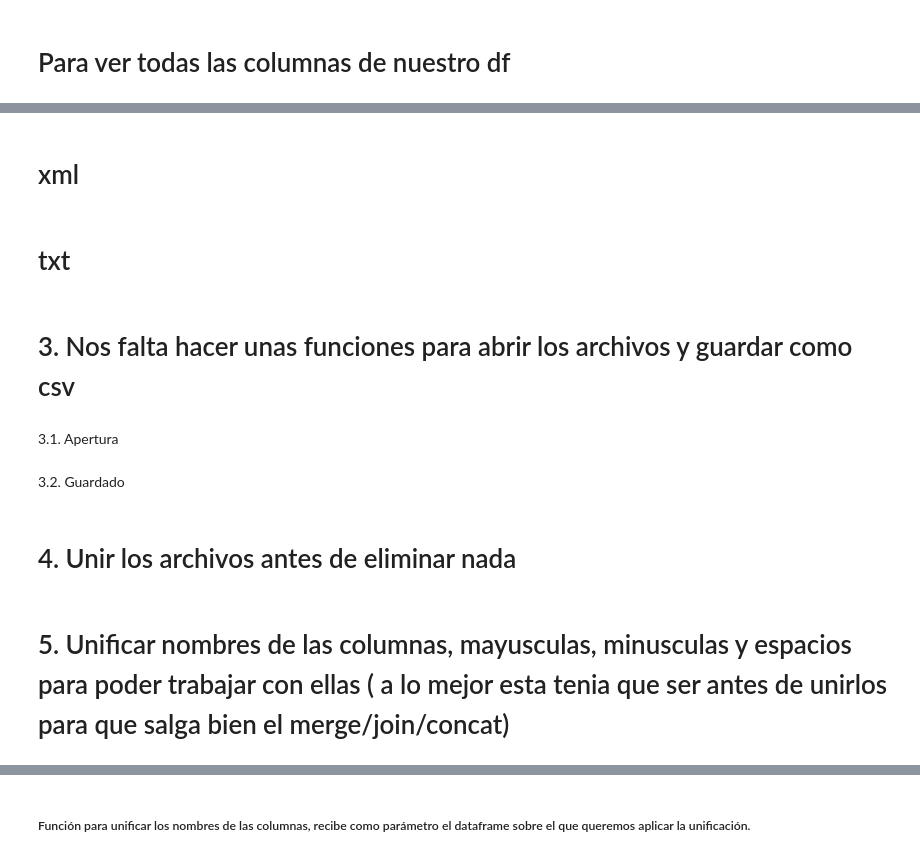
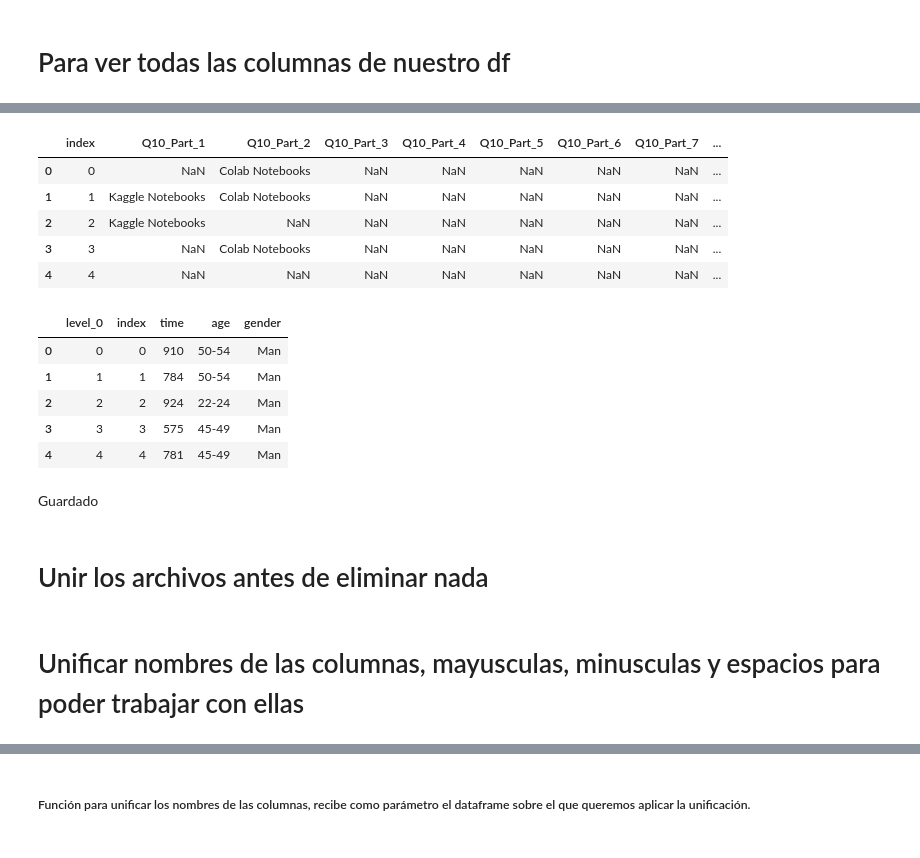
Before and after one commit to Adalab/project2-da-promo-c-modulo-2-team4, a Jupyter notebook: 00-review.ipynb, the cells around one changed output, grey strips where cells are left out. Drawn from its saved outputs; the diff is of its cells as text; code cells hidden in the pictures.

```diff
--- a/00-review.ipynb
+++ b/00-review.ipynb
@@ -27,3 +15,0 @@ df_csv.head(2)
-# %%
-df_db= pd.read_csv("01-exported_db_data.csv" )
-df_db.head(2)
@@ -44 +35,6 @@ df_txt.head(2)
+# %%
+def apertura_db (nombre_archivo):
+    ruta = 'data-originales/' + nombre_archivo
+    df_db = pd.read_csv(ruta)
+    return df_db
 # %%
@@ -48,4 +55,9 @@ df_csv.to_csv("02-data_remaning_kaggle.csv")
 # %%
-df_db.to_csv("02-exported_db_data.csv")
+df_db = apertura_db('00-original-exported_db_data.csv')
+# %% [output]
+|  | index | Q10_Part_1 | Q10_Part_2 | Q10_Part_3 | Q10_Part_4 | Q10_Part_5 | Q10_Part_6 | Q10_Part_7 | ... |
+| 0 | 0 | NaN | Colab Notebooks | NaN | NaN | NaN | NaN | NaN | ... |
+| 1 | 1 | Kaggle Notebooks | Colab Notebooks | NaN | NaN | NaN | NaN | NaN | ... |
+| 2 | 2 | Kaggle Notebooks | NaN | NaN | NaN | NaN | NaN | NaN | ... |
+| 3 | 3 | NaN | Colab Notebooks | NaN | NaN | NaN | NaN | NaN | ... |
+| 4 | 4 | NaN | NaN | NaN | NaN | NaN | NaN | NaN | ... |
-# %% [markdown]
-# xml
@@ -54,2 +63,0 @@ df_xml.to_csv("02-data_xml_clean.csv")
-# %% [markdown]
-# txt
@@ -58,4 +63,0 @@ df_txt.to_csv("02-data_txt_clean.csv")
-# %% [markdown]
-# 3. Nos falta hacer  unas funciones para abrir los archivos y guardar como csv
-# %% [markdown]
-3.1. Apertura
@@ -79,10 +64,19 @@ def apertura_xml (nombre_archivo):
-# %% [markdown]
-3.2. Guardado
+# %%
+df_xml = apertura_xml('00-original-data_xml_clean.xml')
+# %% [output]
+|  | level_0 | index | time | age | gender |
+| 0 | 0 | 0 | 910 | 50-54 | Man |
+| 1 | 1 | 1 | 784 | 50-54 | Man |
+| 2 | 2 | 2 | 924 | 22-24 | Man |
+| 3 | 3 | 3 | 575 | 45-49 | Man |
+| 4 | 4 | 4 | 781 | 45-49 | Man |
+# %% [markdown]
+Guardado
 # %%
 def guardar (nombre_archivo,nombre_guardado):
     return nombre_archivo.to_csv(nombre_guardado)
 # %% [markdown]
-# 4. Unir los archivos antes de eliminar nada
+# Unir los archivos antes de eliminar nada
 # %%
 def union(df_txt,df_xml,df_db,df_csv):#db,kagle, txt. xml
     df_txt.set_index("index", inplace =True)
@@ -100,7 +94,7 @@ df = union(df_db,df_csv,df_txt,df_xml)
 #guardarlo en un archivo
 df.to_csv("data/05-data_union.csv")
 # %% [markdown]
-# 5. Unificar nombres de las columnas, mayusculas, minusculas y espacios para poder trabajar con ellas ( a lo mejor esta tenia que ser antes de unirlos para que salga bien el merge/join/concat)
+# Unificar nombres de las columnas, mayusculas, minusculas y espacios para poder trabajar con ellas
 # %%
 # Se trabaja sobre el documento unido
 df_unido = pd.read_csv("data/05-data_union.csv", index_col=0)
```
Also changed, not shown: parts of 52 cells of this notebook.
